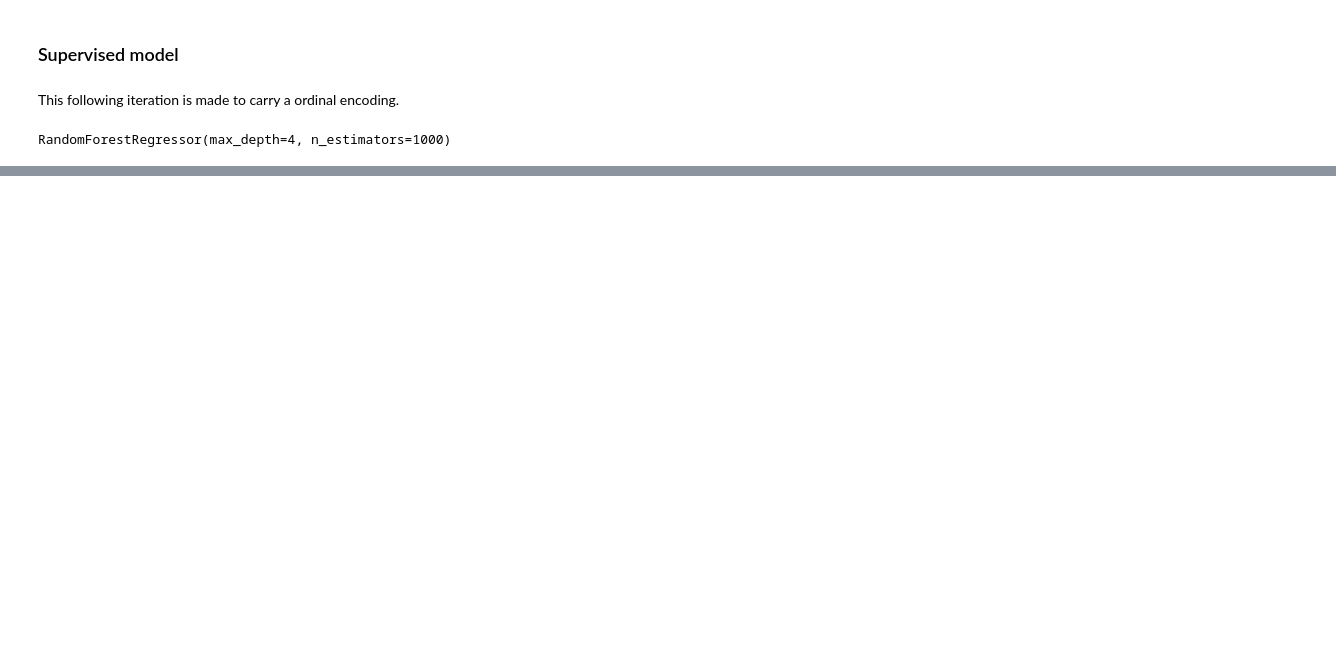
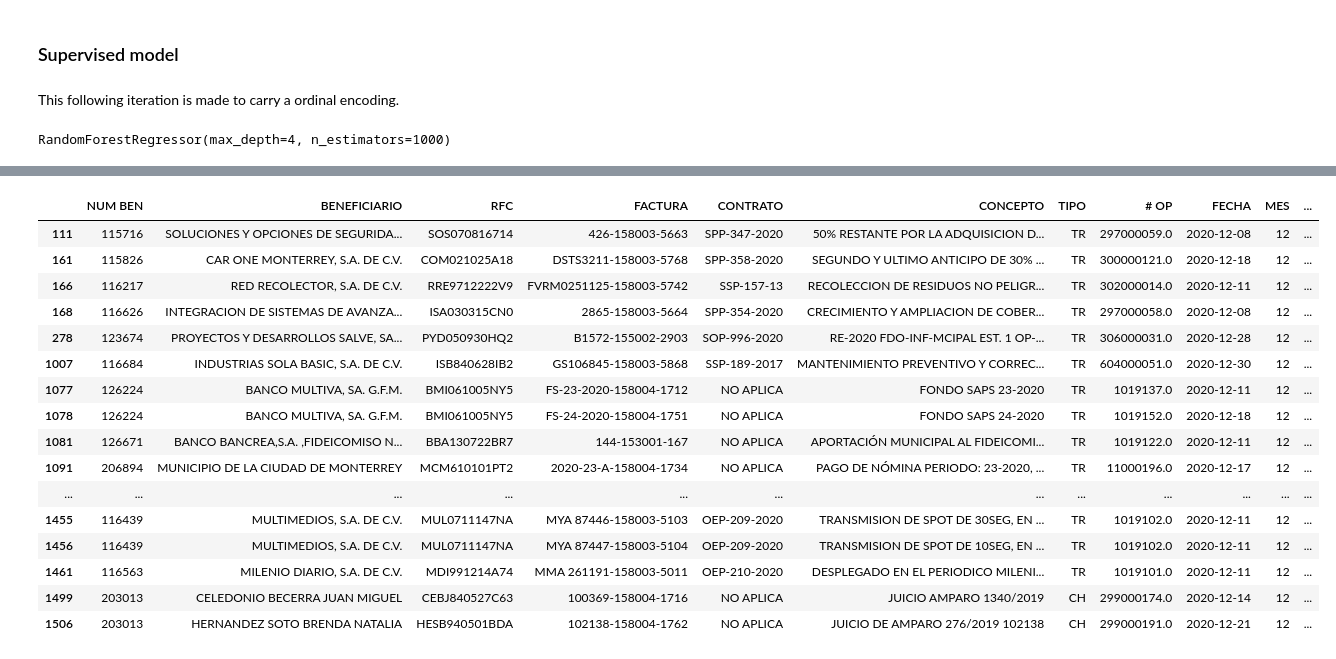
Before and after one commit to marlon-cooh/data_projects, a Jupyter notebook: notebooks/4_modelling.ipynb, the cells around one changed output, grey strips where cells are left out. Cells and saved outputs as stored; diff of their text form; code cells hidden in the pictures; blank space fills up the shorter version.

```diff
--- a/notebooks/4_modelling.ipynb
+++ b/notebooks/4_modelling.ipynb
@@ -35,0 +130,6 @@ r2_score(y_test, clf.predict(X_test))
+# %%
+models_sheet = {}
+for sheet in purchases_df["SHEET"].unique():
+    sheet_purchases = purchases_df[purchases_df.SHEET == sheet]
+    params = norm.fit(sheet_purchases["IMPORTE"])
+    models_sheet[sheet] = norm(params[0], params[1])
@@ -35,0 +144,26 @@ r2_score(y_test, clf.predict(X_test))
+# %%
+sheet_prob = []
+for i, row in purchases_df.iterrows():
+    sheet_prob.append(models_sheet[row["SHEET"]].cdf(row["IMPORTE"]))
+
+purchases_df["PROB_SHEET"] = sheet_prob
+# %%
+purchases_df[purchases_df["PROB_SHEET"] > 0.95]
+# %% [output]
+|  | NUM BEN | BENEFICIARIO | RFC | FACTURA | CONTRATO | CONCEPTO | TIPO | # OP | FECHA | MES | ... |
+| 111 | 115716 | SOLUCIONES Y OPCIONES DE SEGURIDA... | SOS070816714 | 426-158003-5663 | SPP-347-2020 | 50% RESTANTE POR LA ADQUISICION D... | TR | 297000059.0 | 2020-12-08 | 12 | ... |
+| 161 | 115826 | CAR ONE MONTERREY, S.A. DE C.V. | COM021025A18 | DSTS3211-158003-5768 | SPP-358-2020 | SEGUNDO Y ULTIMO ANTICIPO DE 30% ... | TR | 300000121.0 | 2020-12-18 | 12 | ... |
+| 166 | 116217 | RED RECOLECTOR, S.A. DE C.V. | RRE9712222V9 | FVRM0251125-158003-5742 | SSP-157-13 | RECOLECCION DE RESIDUOS NO PELIGR... | TR | 302000014.0 | 2020-12-11 | 12 | ... |
+| 168 | 116626 | INTEGRACION DE SISTEMAS DE AVANZA... | ISA030315CN0 | 2865-158003-5664 | SPP-354-2020 | CRECIMIENTO Y AMPLIACION DE COBER... | TR | 297000058.0 | 2020-12-08 | 12 | ... |
+| 278 | 123674 | PROYECTOS Y DESARROLLOS SALVE, SA... | PYD050930HQ2 | B1572-155002-2903 | SOP-996-2020 | RE-2020 FDO-INF-MCIPAL EST. 1 OP-... | TR | 306000031.0 | 2020-12-28 | 12 | ... |
+| 1007 | 116684 | INDUSTRIAS SOLA BASIC, S.A. DE C.V. | ISB840628IB2 | GS106845-158003-5868 | SSP-189-2017 | MANTENIMIENTO PREVENTIVO Y CORREC... | TR | 604000051.0 | 2020-12-30 | 12 | ... |
+| 1077 | 126224 | BANCO MULTIVA, SA. G.F.M. | BMI061005NY5 | FS-23-2020-158004-1712 | NO APLICA | FONDO SAPS 23-2020 | TR | 1019137.0 | 2020-12-11 | 12 | ... |
+| 1078 | 126224 | BANCO MULTIVA, SA. G.F.M. | BMI061005NY5 | FS-24-2020-158004-1751 | NO APLICA | FONDO SAPS 24-2020 | TR | 1019152.0 | 2020-12-18 | 12 | ... |
+| 1081 | 126671 | BANCO BANCREA,S.A. ,FIDEICOMISO N... | BBA130722BR7 | 144-153001-167 | NO APLICA | APORTACIÓN MUNICIPAL AL FIDEICOMI... | TR | 1019122.0 | 2020-12-11 | 12 | ... |
+| 1091 | 206894 | MUNICIPIO DE LA CIUDAD DE MONTERREY | MCM610101PT2 | 2020-23-A-158004-1734 | NO APLICA | PAGO DE NÓMINA PERIODO: 23-2020, ... | TR | 11000196.0 | 2020-12-17 | 12 | ... |
+| ... | ... | ... | ... | ... | ... | ... | ... | ... | ... | ... | ... |
+| 1455 | 116439 | MULTIMEDIOS, S.A. DE C.V. | MUL0711147NA | MYA 87446-158003-5103 | OEP-209-2020 | TRANSMISION DE SPOT DE 30SEG, EN ... | TR | 1019102.0 | 2020-12-11 | 12 | ... |
+| 1456 | 116439 | MULTIMEDIOS, S.A. DE C.V. | MUL0711147NA | MYA 87447-158003-5104 | OEP-209-2020 | TRANSMISION DE SPOT DE 10SEG, EN ... | TR | 1019102.0 | 2020-12-11 | 12 | ... |
+| 1461 | 116563 | MILENIO DIARIO, S.A. DE C.V. | MDI991214A74 | MMA 261191-158003-5011 | OEP-210-2020 | DESPLEGADO EN EL PERIODICO MILENI... | TR | 1019101.0 | 2020-12-11 | 12 | ... |
+| 1499 | 203013 | CELEDONIO BECERRA JUAN MIGUEL | CEBJ840527C63 | 100369-158004-1716 | NO APLICA | JUICIO AMPARO 1340/2019 | CH | 299000174.0 | 2020-12-14 | 12 | ... |
+| 1506 | 203013 | HERNANDEZ SOTO BRENDA NATALIA | HESB940501BDA | 102138-158004-1762 | NO APLICA | JUICIO DE AMPARO 276/2019 102138 | CH | 299000191.0 | 2020-12-21 | 12 | ... |
```
Also changed, not shown: parts of 22 cells of this notebook.
